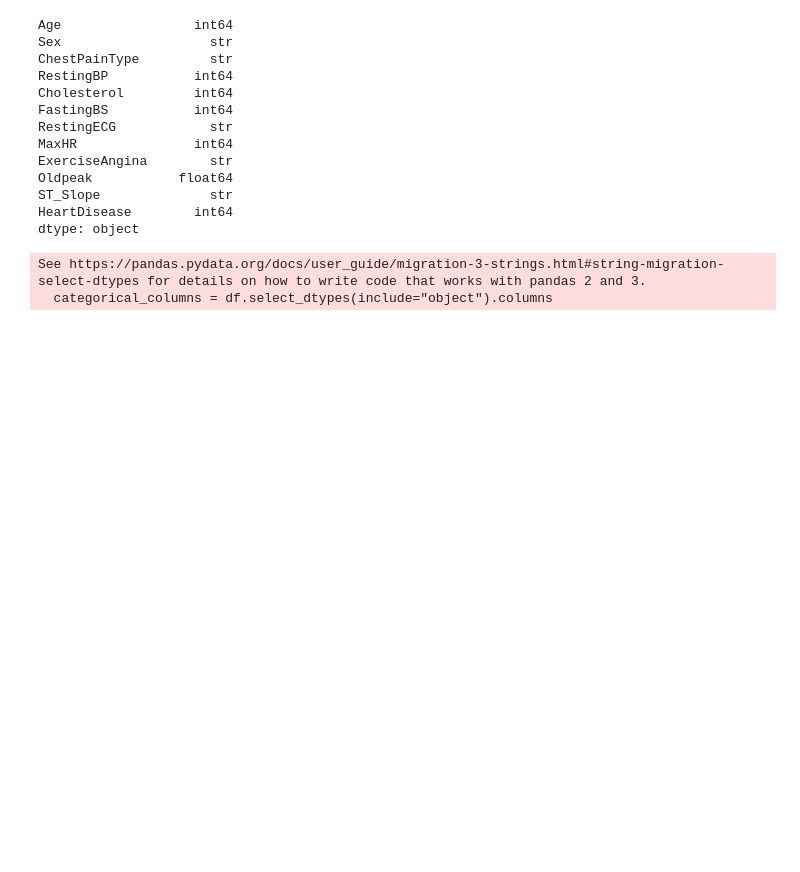
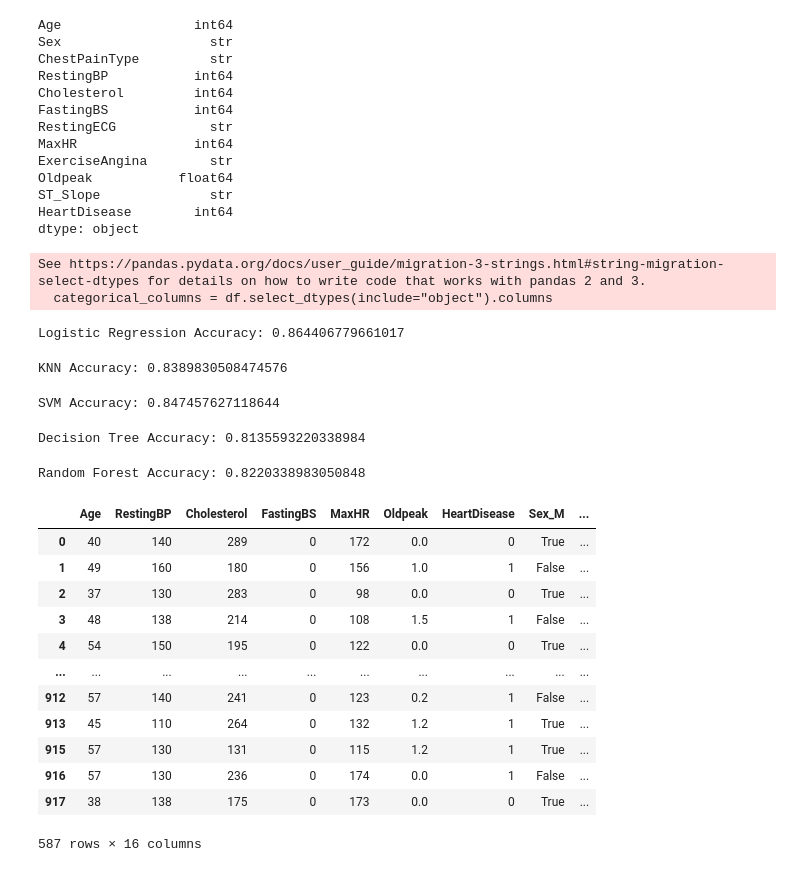
Before and after one commit to Navin-Raj-K/NAVIN_RAJ_K__AIML_JULY_BATCH_TRAINING_HEART_DISEASE_PREDICTION, a Jupyter notebook: notebook/Heart_DIsease_Prediction.ipynb, the cells around one changed output. Cells and saved outputs as stored; diff of their text form; code cells hidden in the pictures; blank space fills up the shorter version.

```diff
--- a/notebook/Heart_DIsease_Prediction.ipynb
+++ b/notebook/Heart_DIsease_Prediction.ipynb
@@ -170,0 +184,76 @@ X_train, X_test, y_train, y_test = train_test_split(
+# %%
+model = LogisticRegression(max_iter=1000)
+
+model.fit(X_train, y_train)
+
+y_pred = model.predict(X_test)
+
+accuracy["Logistic Regression"] = accuracy_score(y_test, y_pred)
+
+print("Logistic Regression Accuracy:", accuracy["Logistic Regression"])
+# %% [output]
+Logistic Regression Accuracy: 0.864406779661017
+# %%
+knn = KNeighborsClassifier(n_neighbors=5)
+
+knn.fit(X_train, y_train)
+
+y_pred = knn.predict(X_test)
+
+accuracy["KNN"] = accuracy_score(y_test, y_pred)
+
+print("KNN Accuracy:", accuracy["KNN"])
+# %% [output]
+KNN Accuracy: 0.8389830508474576
+# %%
+svm = SVC()
+
+svm.fit(X_train, y_train)
+
+y_pred = svm.predict(X_test)
+
+accuracy["SVM"] = accuracy_score(y_test, y_pred)
+
+print("SVM Accuracy:", accuracy["SVM"])
+# %% [output]
+SVM Accuracy: 0.847457627118644
+# %%
+dt = DecisionTreeClassifier(random_state=42)
+
+dt.fit(X_train, y_train)
+
+y_pred = dt.predict(X_test)
+
+accuracy["Decision Tree"] = accuracy_score(y_test, y_pred)
+
+print("Decision Tree Accuracy:", accuracy["Decision Tree"])
+# %% [output]
+Decision Tree Accuracy: 0.8135593220338984
+# %%
+rf = RandomForestClassifier(random_state=42)
+
+rf.fit(X_train, y_train)
+
+y_pred = rf.predict(X_test)
+
+accuracy["Random Forest"] = accuracy_score(y_test, y_pred)
+
+print("Random Forest Accuracy:", accuracy["Random Forest"])
+# %% [output]
+Random Forest Accuracy: 0.8220338983050848
+# %%
+df.fillna(...)
+# %% [output]
+|  | Age | RestingBP | Cholesterol | FastingBS | MaxHR | Oldpeak | HeartDisease | Sex_M | ... |
+| 0 | 40 | 140 | 289 | 0 | 172 | 0.0 | 0 | True | ... |
+| 1 | 49 | 160 | 180 | 0 | 156 | 1.0 | 1 | False | ... |
+| 2 | 37 | 130 | 283 | 0 | 98 | 0.0 | 0 | True | ... |
+| 3 | 48 | 138 | 214 | 0 | 108 | 1.5 | 1 | False | ... |
+| 4 | 54 | 150 | 195 | 0 | 122 | 0.0 | 0 | True | ... |
+| ... | ... | ... | ... | ... | ... | ... | ... | ... | ... |
+| 912 | 57 | 140 | 241 | 0 | 123 | 0.2 | 1 | False | ... |
+| 913 | 45 | 110 | 264 | 0 | 132 | 1.2 | 1 | True | ... |
+| 915 | 57 | 130 | 131 | 0 | 115 | 1.2 | 1 | True | ... |
+| 916 | 57 | 130 | 236 | 0 | 174 | 0.0 | 1 | False | ... |
+| 917 | 38 | 138 | 175 | 0 | 173 | 0.0 | 0 | True | ... |
+587 rows × 16 columns
```
Also changed, not shown: parts of 9 cells of this notebook, 1 other file.
